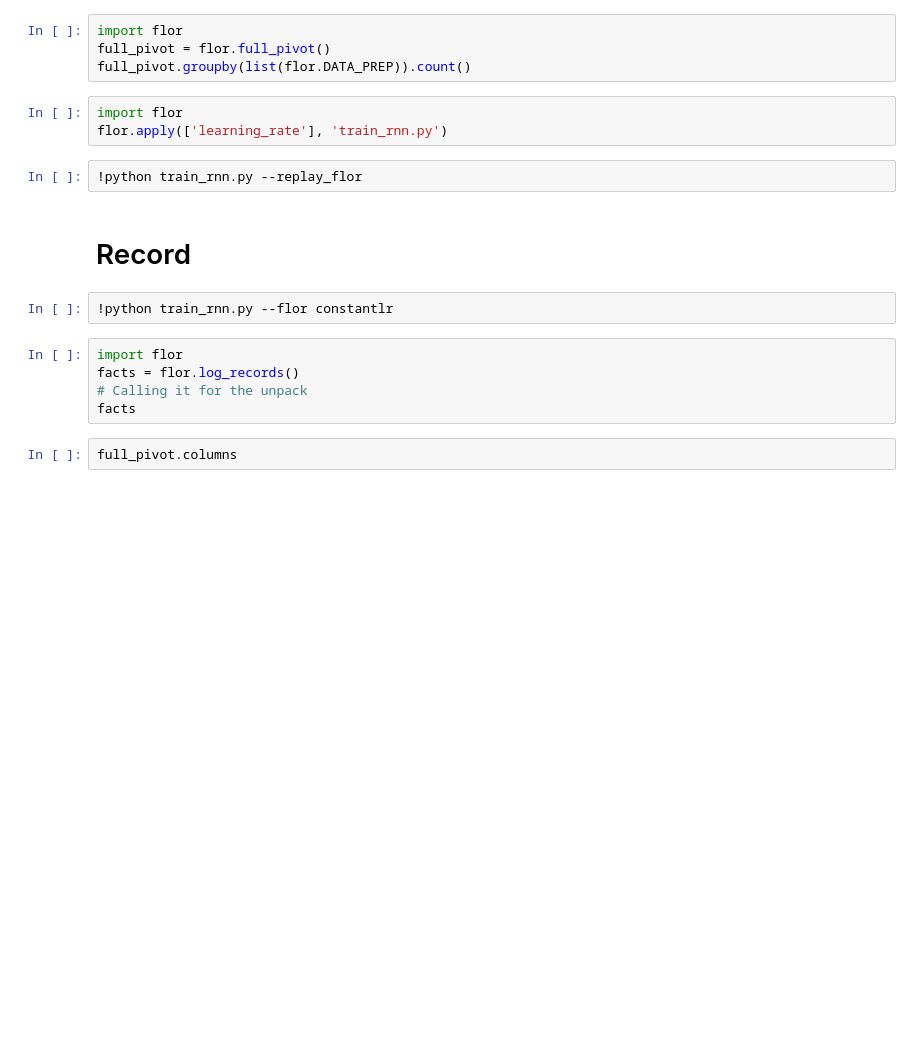
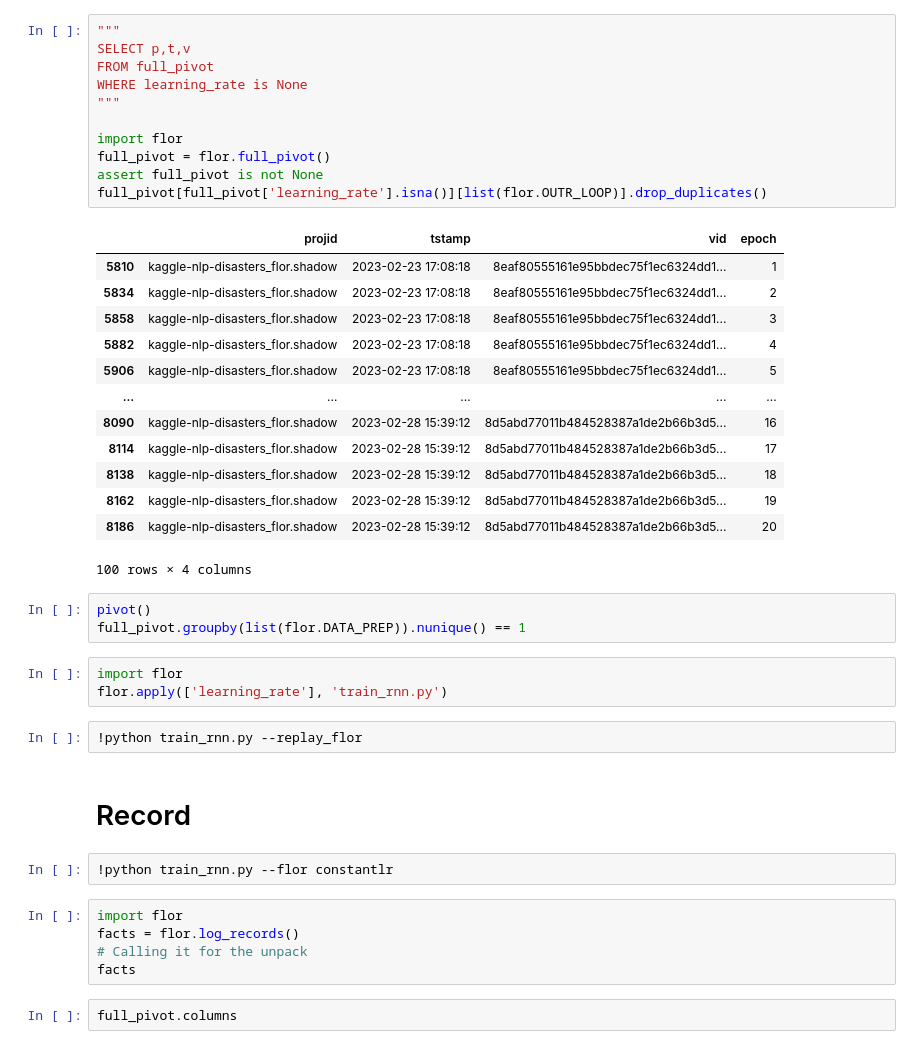
Before and after one commit to ucbrise/kaggle-nlp-disasters, a Jupyter notebook: lab_notebook.ipynb, the cells around one changed output. Drawn from its saved outputs; the diff is of its cells as text; blank space fills up the shorter version.

```diff
--- a/lab_notebook.ipynb
+++ b/lab_notebook.ipynb
@@ -8,7 +70,31 @@ flor.DATA_PREP, flor.OUTR_LOOP, flor.INNR_LOOP
+# %%
+"""
+SELECT p,t,v
+FROM full_pivot
+WHERE learning_rate is None
+"""
+
+import flor
+full_pivot = flor.full_pivot()
+assert full_pivot is not None
+full_pivot[full_pivot['learning_rate'].isna()][list(flor.OUTR_LOOP)].drop_duplicates()
+# %% [output]
+|  | projid | tstamp | vid | epoch |
+| 5810 | kaggle-nlp-disasters_flor.shadow | 2023-02-23 17:08:18 | 8eaf80555161e95bbdec75f1ec6324dd1... | 1 |
+| 5834 | kaggle-nlp-disasters_flor.shadow | 2023-02-23 17:08:18 | 8eaf80555161e95bbdec75f1ec6324dd1... | 2 |
+| 5858 | kaggle-nlp-disasters_flor.shadow | 2023-02-23 17:08:18 | 8eaf80555161e95bbdec75f1ec6324dd1... | 3 |
+| 5882 | kaggle-nlp-disasters_flor.shadow | 2023-02-23 17:08:18 | 8eaf80555161e95bbdec75f1ec6324dd1... | 4 |
+| 5906 | kaggle-nlp-disasters_flor.shadow | 2023-02-23 17:08:18 | 8eaf80555161e95bbdec75f1ec6324dd1... | 5 |
+| ... | ... | ... | ... | ... |
+| 8090 | kaggle-nlp-disasters_flor.shadow | 2023-02-28 15:39:12 | 8d5abd77011b484528387a1de2b66b3d5... | 16 |
+| 8114 | kaggle-nlp-disasters_flor.shadow | 2023-02-28 15:39:12 | 8d5abd77011b484528387a1de2b66b3d5... | 17 |
+| 8138 | kaggle-nlp-disasters_flor.shadow | 2023-02-28 15:39:12 | 8d5abd77011b484528387a1de2b66b3d5... | 18 |
+| 8162 | kaggle-nlp-disasters_flor.shadow | 2023-02-28 15:39:12 | 8d5abd77011b484528387a1de2b66b3d5... | 19 |
+| 8186 | kaggle-nlp-disasters_flor.shadow | 2023-02-28 15:39:12 | 8d5abd77011b484528387a1de2b66b3d5... | 20 |
+100 rows × 4 columns
 # %%
-import flor
-full_pivot = flor.full_pivot()
-full_pivot.groupby(list(flor.DATA_PREP)).count()
+pivot()
+full_pivot.groupby(list(flor.DATA_PREP)).nunique() == 1
 # %%
 import flor
 flor.apply(['learning_rate'], 'train_rnn.py')
```
Also changed, not shown: parts of 4 cells of this notebook.
